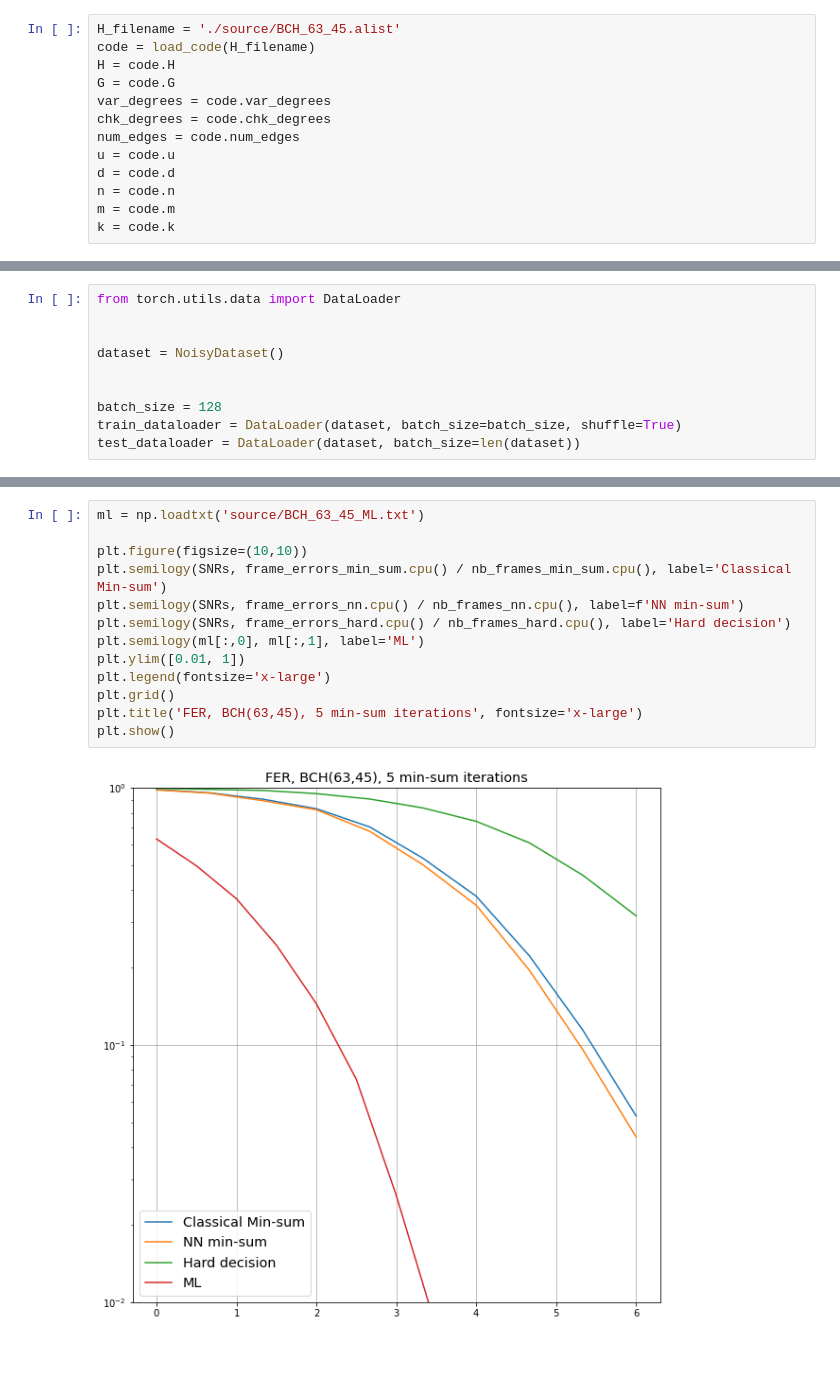
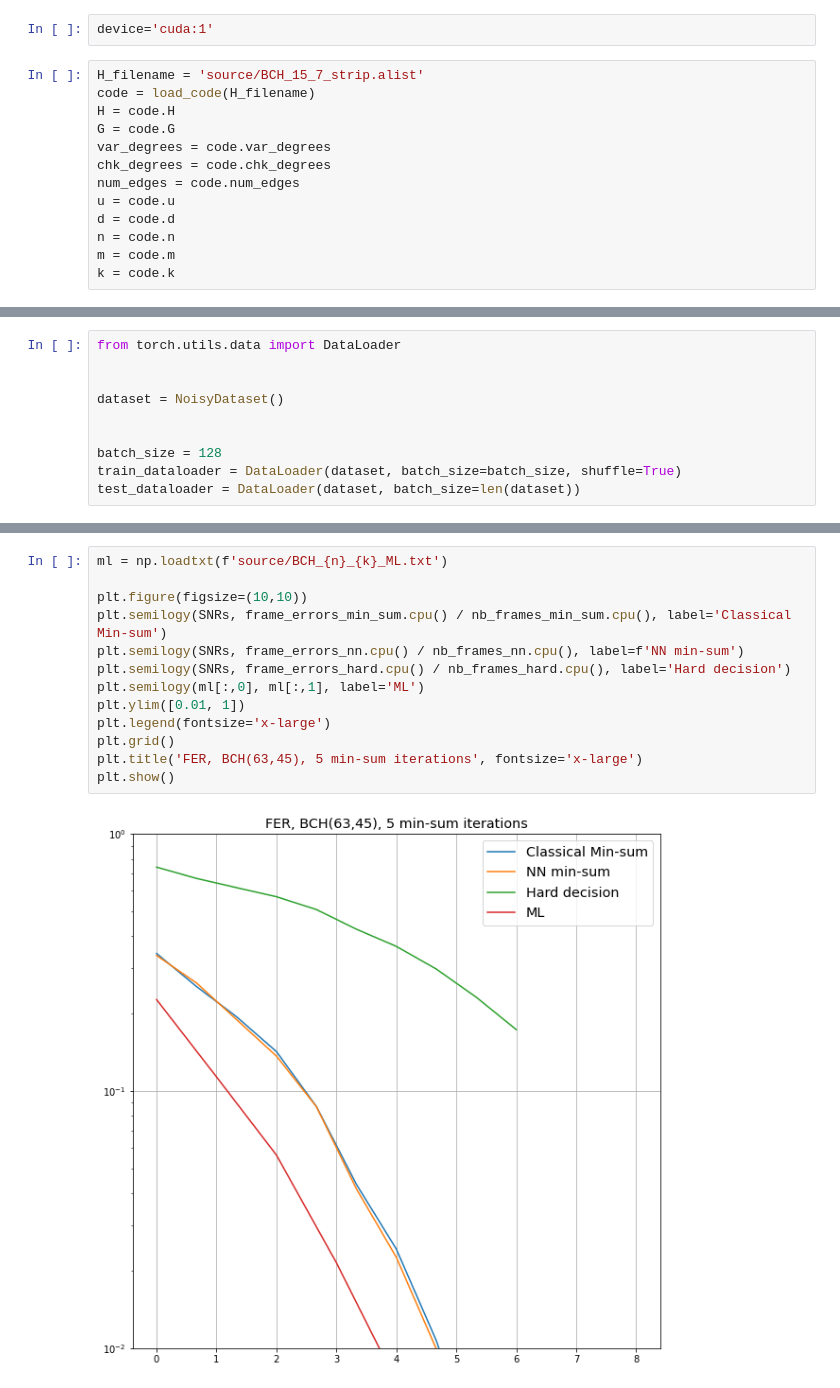
Before and after one commit to dartemasov/Tanner-based-NN-decoding, a Jupyter notebook: main_torch.ipynb, the cells around one changed output, grey strips where cells are left out. Drawn from its saved outputs; the diff is of its cells as text; blank space fills up the shorter version.

Commit message:
fix .alist loader bug

```diff
--- a/main_torch.ipynb
+++ b/main_torch.ipynb
@@ -8,8 +8,10 @@ from utils_f import load_code
 import os
 import torch
 device = torch.device('cuda' if torch.cuda.is_available() else 'cpu')
+# %%
+device='cuda:1'
 # %%
-H_filename = './source/BCH_63_45.alist'
+H_filename = 'source/BCH_15_7_strip.alist'
 code = load_code(H_filename)
 H = code.H
 G = code.G
@@ -351,15 +353,15 @@ plt.show()
 # %%
-ml = np.loadtxt('source/BCH_63_45_ML.txt')
+ml = np.loadtxt(f'source/BCH_{n}_{k}_ML.txt')
 
 plt.figure(figsize=(10,10))
 plt.semilogy(SNRs, frame_errors_min_sum.cpu() / nb_frames_min_sum.cpu(), label='Classical Min-sum')
 plt.semilogy(SNRs, frame_errors_nn.cpu() / nb_frames_nn.cpu(), label=f'NN min-sum')
 plt.semilogy(SNRs, frame_errors_hard.cpu() / nb_frames_hard.cpu(), label='Hard decision')
 plt.semilogy(ml[:,0], ml[:,1], label='ML')
 plt.ylim([0.01, 1])
 plt.legend(fontsize='x-large')
 plt.grid()
 plt.title('FER, BCH(63,45), 5 min-sum iterations', fontsize='x-large')
 plt.show()
 # %% [output]
-[figure, old version]
+[figure, new version]
```
Also changed, not shown: parts of 4 cells of this notebook, 12 other files.
